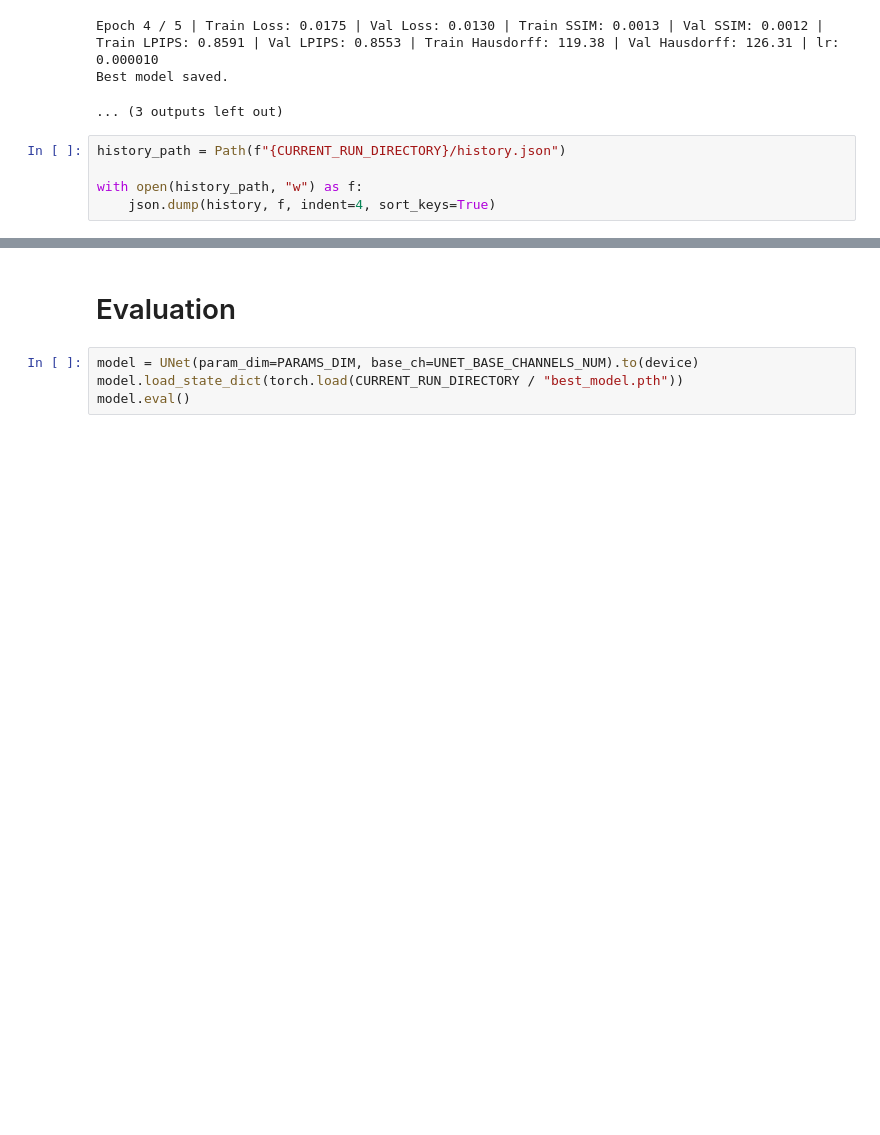
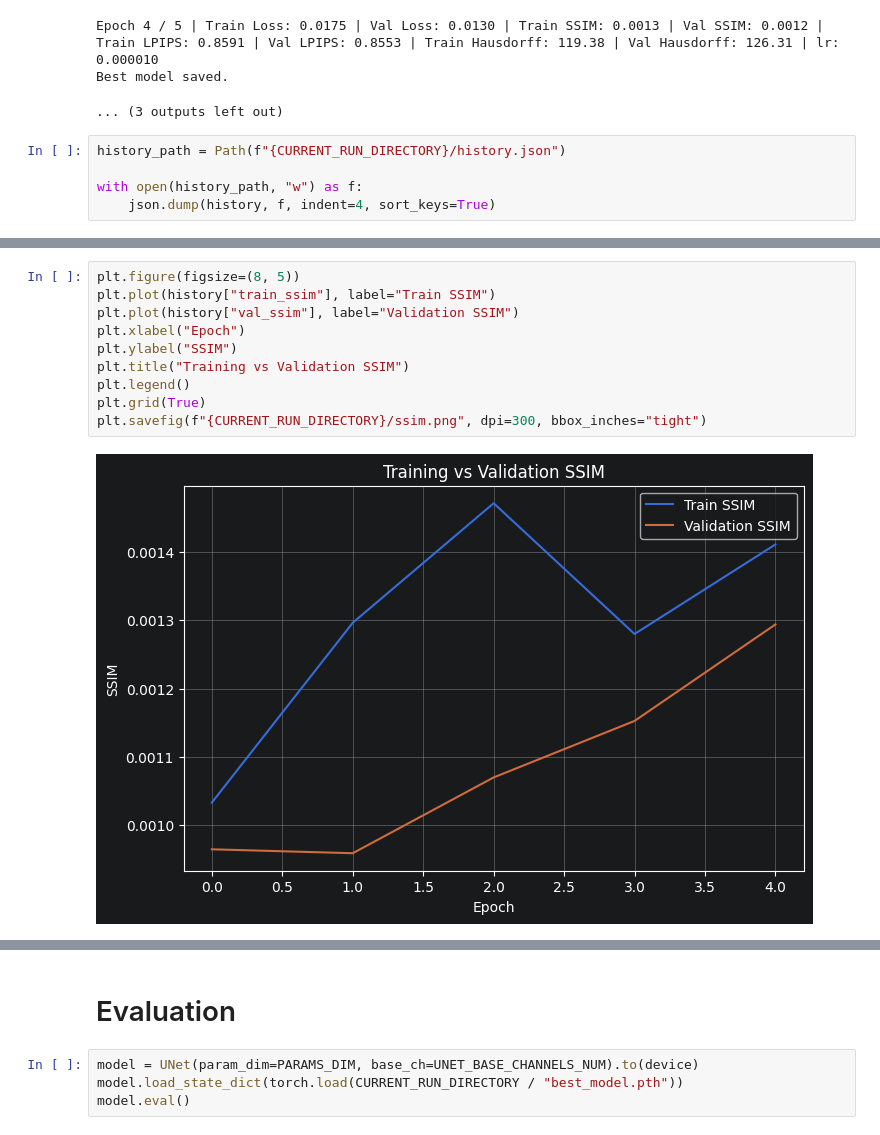
Before and after one commit to FilipLangiewicz/AIComputerGraphics, a Jupyter notebook: project3-rendering/diffusion_model/pipeline.ipynb, the cells around one changed output, grey strips where cells are left out. Drawn from its saved outputs; the diff is of its cells as text; blank space fills up the shorter version.

```diff
--- a/project3-rendering/diffusion_model/pipeline.ipynb
+++ b/project3-rendering/diffusion_model/pipeline.ipynb
@@ -238,0 +252,12 @@ with open(history_path, "w") as f:
+# %%
+plt.figure(figsize=(8, 5))
+plt.plot(history["train_ssim"], label="Train SSIM")
+plt.plot(history["val_ssim"], label="Validation SSIM")
+plt.xlabel("Epoch")
+plt.ylabel("SSIM")
+plt.title("Training vs Validation SSIM")
+plt.legend()
+plt.grid(True)
+plt.savefig(f"{CURRENT_RUN_DIRECTORY}/ssim.png", dpi=300, bbox_inches="tight")
+# %% [output]
+[figure, added]
```
Also changed, not shown: parts of 5 cells of this notebook.
